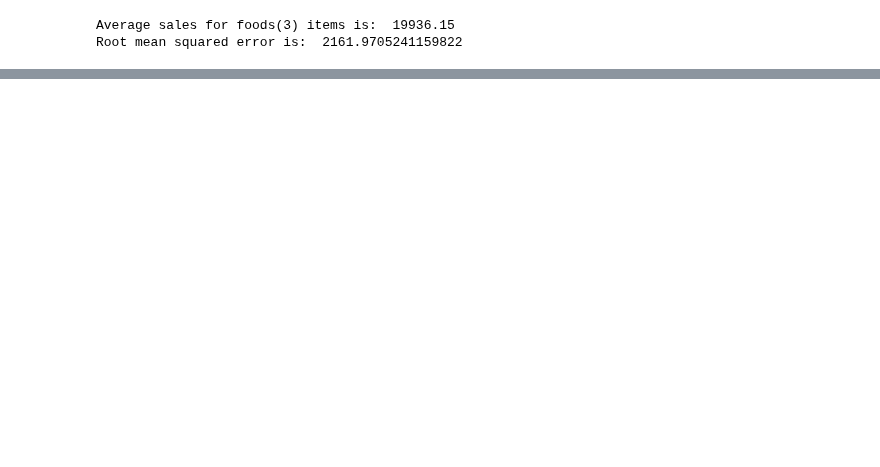
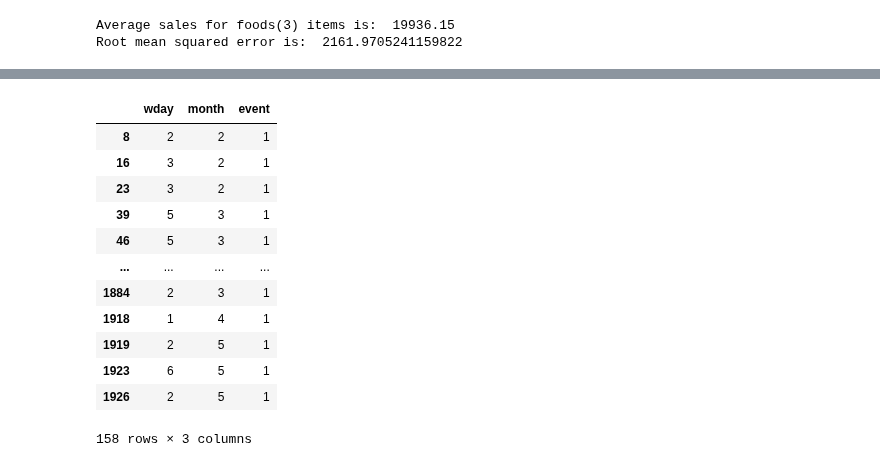
Before and after one commit to sithankanna/hts-forecast, a Jupyter notebook: notebooks/002-EK-EDA.ipynb, the cells around one changed output, grey strips where cells are left out. Saved outputs shown, nothing was run; the diff lists cells and outputs as text; code cells hidden in the pictures; blank space fills up the shorter version.

```diff
--- a/notebooks/002-EK-EDA.ipynb
+++ b/notebooks/002-EK-EDA.ipynb
@@ -340,0 +377,6 @@ Root mean squared error is:  2161.9705241159822
+# %%
+df11 = pd.DataFrame()
+df11 = df10[['wday', 'month']]
+df11['event'] = df10.event_type_1.replace({'Sporting': 1, 'Cultural':1, 'National':1, 'Religious':1})
+df11['FOODS_3'] = df10.FOODS_3
+df11.head()
@@ -340,0 +400,16 @@ Root mean squared error is:  2161.9705241159822
+# %%
+df11[df11.event != 0]
+# %% [output]
+|  | wday | month | event |
+| 8 | 2 | 2 | 1 |
+| 16 | 3 | 2 | 1 |
+| 23 | 3 | 2 | 1 |
+| 39 | 5 | 3 | 1 |
+| 46 | 5 | 3 | 1 |
+| ... | ... | ... | ... |
+| 1884 | 2 | 3 | 1 |
+| 1918 | 1 | 4 | 1 |
+| 1919 | 2 | 5 | 1 |
+| 1923 | 6 | 5 | 1 |
+| 1926 | 2 | 5 | 1 |
+158 rows × 3 columns
```
Also changed, not shown: parts of 10 cells of this notebook, 1 other file.
